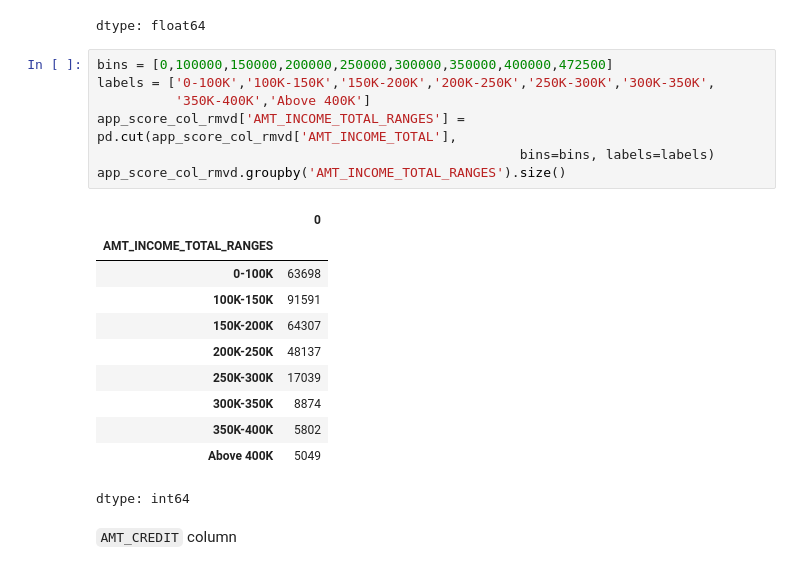
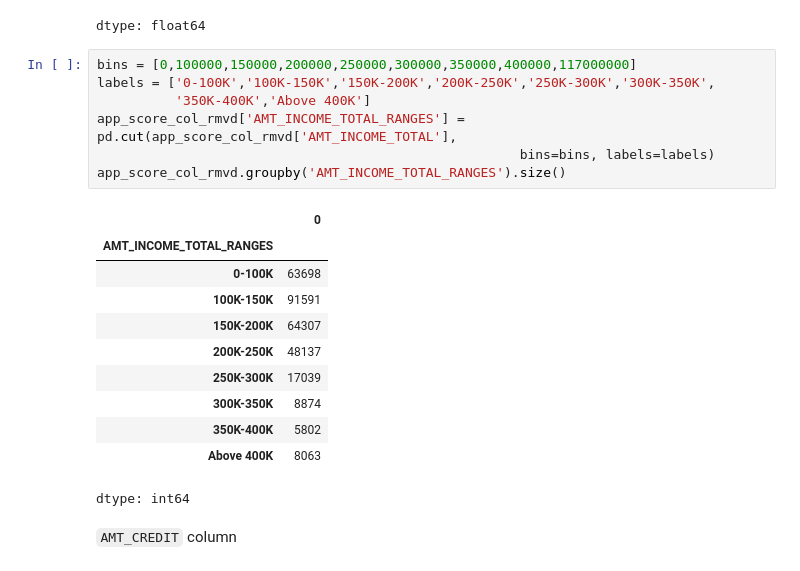
Before and after one commit to htetaunglynn94/portfolio_projects, a Jupyter notebook: eda_on_loan_default.ipynb, the cells around one changed output. Drawn from its saved outputs; the diff is of its cells as text.

```diff
--- a/eda_on_loan_default.ipynb
+++ b/eda_on_loan_default.ipynb
@@ -574,23 +574,23 @@ app_score_col_rmvd['AMT_INCOME_TOTAL'].quantile([.1,.2,.3,.4,.5,.6,.7,.8,.9,.99]
 | 0.99 | 472500.0 |
 dtype: float64
 # %%
-bins = [0,100000,150000,200000,250000,300000,350000,400000,472500]
+bins = [0,100000,150000,200000,250000,300000,350000,400000,117000000]
 labels = ['0-100K','100K-150K','150K-200K','200K-250K','250K-300K','300K-350K',
           '350K-400K','Above 400K']
 app_score_col_rmvd['AMT_INCOME_TOTAL_RANGES'] = pd.cut(app_score_col_rmvd['AMT_INCOME_TOTAL'],
                                                       bins=bins, labels=labels)
 app_score_col_rmvd.groupby('AMT_INCOME_TOTAL_RANGES').size()
 # %% [output]
 |  | 0 |
 | AMT_INCOME_TOTAL_RANGES |  |
 | 0-100K | 63698 |
 | 100K-150K | 91591 |
 | 150K-200K | 64307 |
 | 200K-250K | 48137 |
 | 250K-300K | 17039 |
 | 300K-350K | 8874 |
 | 350K-400K | 5802 |
-| Above 400K | 5049 |
+| Above 400K | 8063 |
 dtype: int64
 # %% [markdown]
 `AMT_CREDIT` column
```
Also changed, not shown: parts of 7 cells of this notebook.
